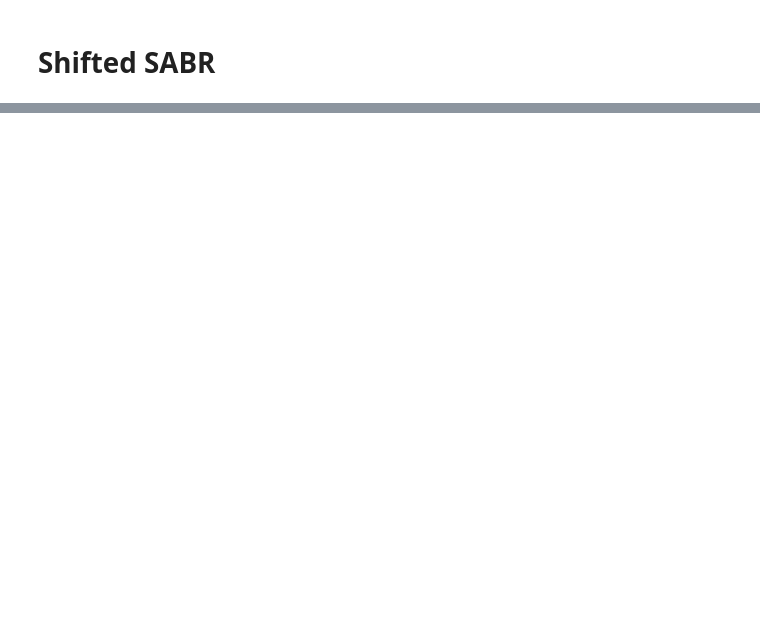
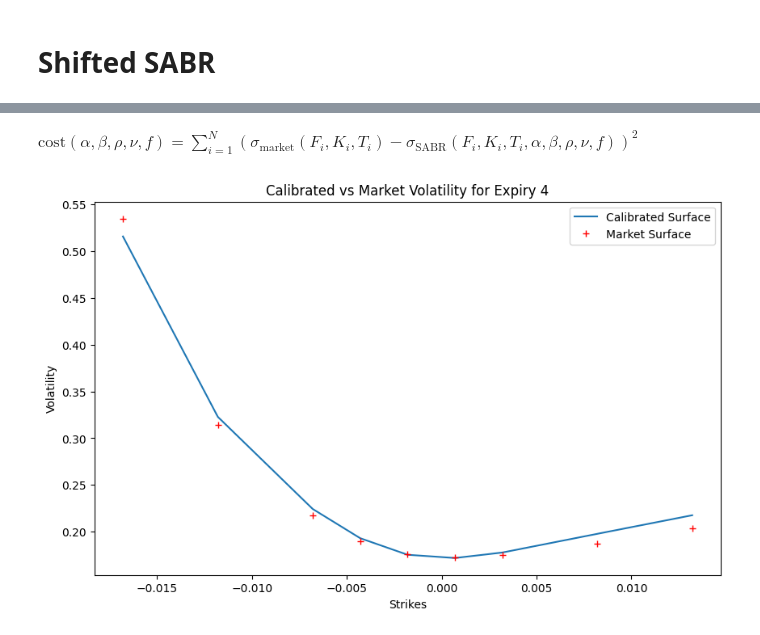
Before and after one commit to LucaBia/prodotti_derivati, a Jupyter notebook: SABR.ipynb, the cells around one changed output, grey strips where cells are left out. Saved outputs shown, nothing was run; the diff lists cells and outputs as text; code cells hidden in the pictures; blank space fills up the shorter version.

Commit message:
fix: SABR

```diff
--- a/SABR.ipynb
+++ b/SABR.ipynb
@@ -29,3 +76,32 @@ volcube_data.head()
+# %%
+# Initialization of SABR parameters and calibration surface
+alpha_sabr = np.zeros(n_exp)
+beta_sabr = np.zeros(n_exp)
+rho_sabr = np.zeros(n_exp)
+nu_sabr = np.zeros(n_exp)
+calib_surf = np.zeros((n_exp, n_strike))
+
+# Strikes, Annuity, and Par Swap Rates initialization
+strikes_t = np.zeros((n_exp, n_strike))
+annuity = np.zeros(n_exp)
+par_swap = np.zeros(n_exp)
+# %%
+# alpha=0.03
+# beta=0.2
+# rho=-0.2
+# nu=0.3
+alpha=0.023
+beta=0.5
+rho=-0.1
+nu=0.6
+sabrparam=[alpha,beta,rho,nu]
+shift = 0.00
+
+
+is_fixed_alpha=0
+is_fixed_beta=1
+is_fixed_rho=0
+is_fixed_nu=0
 # %% [markdown]
 # Shifted SABR
 # %% [markdown]
@@ -74,0 +155,2 @@ def shifted_sabr_volatility(F, K, T, alpha, beta, rho, nu, shift):
+# %% [markdown]
+$\text{cost}(\alpha, \beta, \rho, \nu, f) = \sum_{i=1}^{N} \left( \sigma_{\text{market}}(F_i, K_i, T_i) - \sigma_{\text{SABR}}(F_i, K_i, T_i, \alpha, \beta, \rho, \nu, f) \right)^2$
@@ -74,0 +223,5 @@ def shifted_sabr_volatility(F, K, T, alpha, beta, rho, nu, shift):
+# %%
+def SABR_Implied_Vol(params, F, strikes, T, shift):
+    alpha, beta, rho, nu = params
+    vols = [sabr_volatility(F, K, T, alpha, beta, rho, nu, shift) for K in strikes]
+    return vols
@@ -74,0 +297,12 @@ def shifted_sabr_volatility(F, K, T, alpha, beta, rho, nu, shift):
+# %%
+nn = 4
+plt.figure(figsize=(10, 6))
+plt.plot(strikes_t[nn, :], calib_surf[nn, :], label='Calibrated Surface')
+plt.plot(strikes_t[nn, :], vola_surf[nn, :], '+r', label='Market Surface')
+plt.xlabel('Strikes')
+plt.ylabel('Volatility')
+plt.title(f'Calibrated vs Market Volatility for Expiry {nn}')
+plt.legend()
+plt.show()
+# %% [output]
+[figure, added]
```
Also changed, not shown: parts of 49 cells of this notebook, 2 other files.
